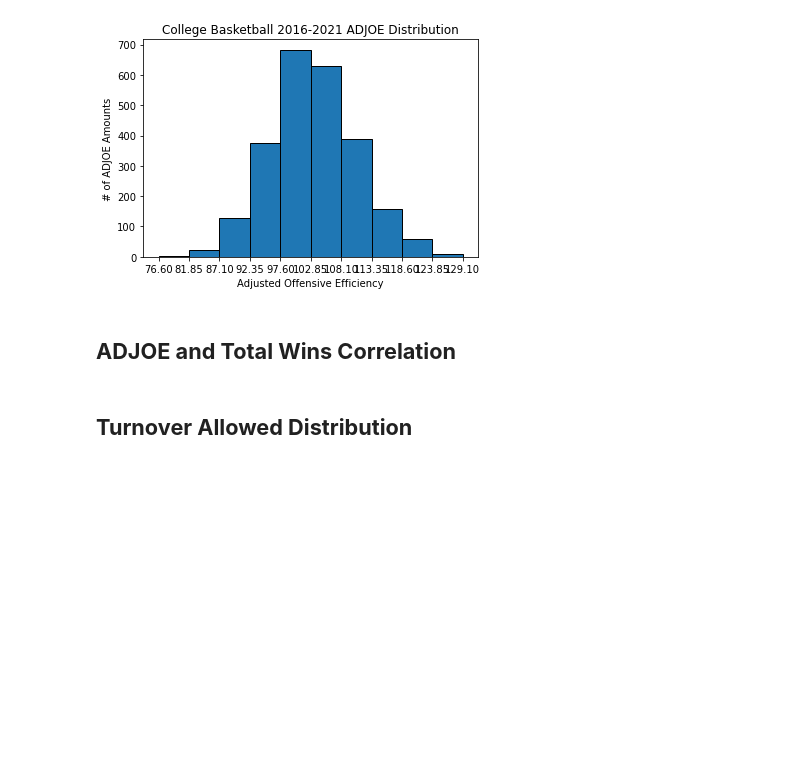
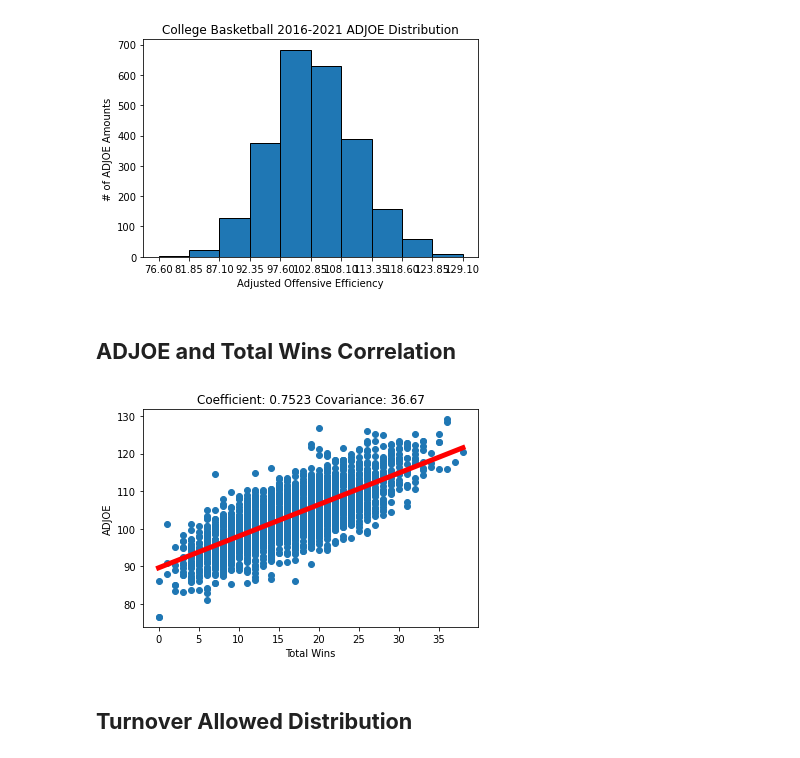
Before and after one commit to bkeeley3/CPSC322_Project_CBB, a Jupyter notebook: TechnicalReport.ipynb, the cells around one changed output. Drawn from its saved outputs; the diff is of its cells as text; code cells hidden in the pictures; blank space fills up the shorter version.

```diff
--- a/TechnicalReport.ipynb
+++ b/TechnicalReport.ipynb
@@ -132,18 +146,20 @@ plt.show()
 # %%
 importlib.reload(myutils)
 plt.scatter(wins_col, adjoe_col)
 
 m, b = myutils.compute_slope_intercept(wins_col, adjoe_col)
 plt.plot([min(wins_col), max(wins_col)], [m * min(wins_col) + b, m * max(wins_col) + b],
     c="red", lw=5)
 
 r_val = myutils.compute_r(wins_col, adjoe_col)
 
 covariance = myutils.compute_cov(wins_col, adjoe_col, r_val)
 plt.title("Coefficient: {:.4f} Covariance: {:.2f}".format(r_val, covariance))
-plt.ylabel("Adjusted Offensive Efficiency")
-plt.xlabel("Turnover Percentage Allowed")
+plt.ylabel("ADJOE")
+plt.xlabel("Total Wins")
 plt.show()
+# %% [output]
+[figure, added]
 # %% [markdown]
 ## **Turnover Allowed Distribution**
 # %%
```
Also changed, not shown: parts of 22 cells of this notebook, 4 other files.
